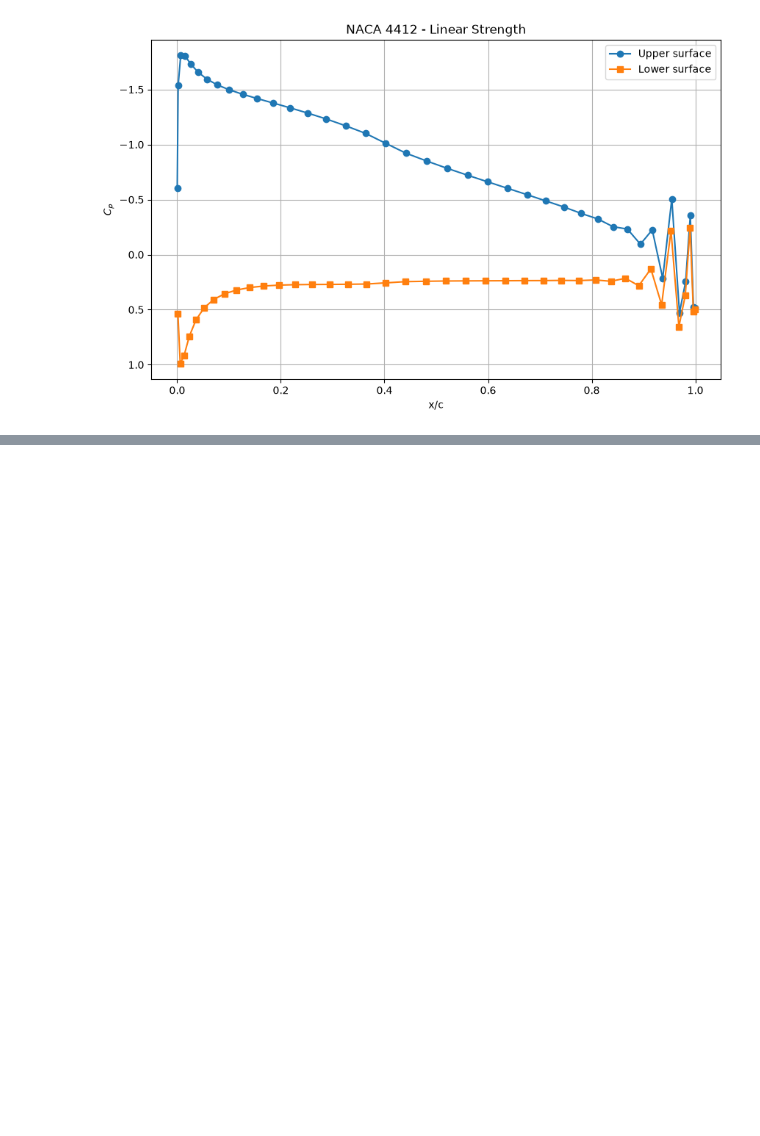
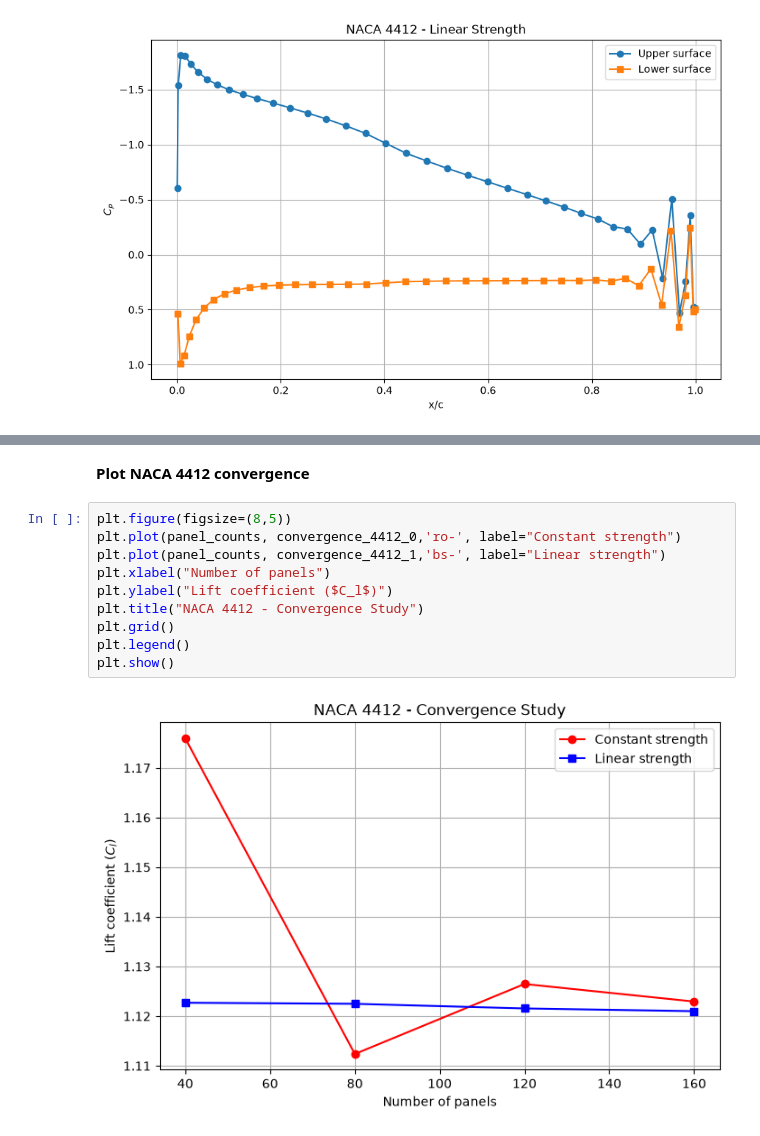
Before and after one commit to Aathi2165/AE611_2026, a Jupyter notebook: Aathi Skantha Roopan T_SC26M001.ipynb, the cells around one changed output, grey strips where cells are left out. Cells and saved outputs as stored; diff of their text form; blank space fills up the shorter version.

```diff
--- a/Aathi Skantha Roopan T_SC26M001.ipynb
+++ b/Aathi Skantha Roopan T_SC26M001.ipynb
@@ -1059,0 +1105,14 @@ plt.show()
+# %% [markdown]
+**Plot NACA 4412 convergence**
+# %%
+plt.figure(figsize=(8,5))
+plt.plot(panel_counts, convergence_4412_0,'ro-', label="Constant strength")
+plt.plot(panel_counts, convergence_4412_1,'bs-', label="Linear strength")
+plt.xlabel("Number of panels")
+plt.ylabel("Lift coefficient ($C_l$)")
+plt.title("NACA 4412 - Convergence Study")
+plt.grid()
+plt.legend()
+plt.show()
+# %% [output]
+[figure, added]
```
Also changed, not shown: parts of 27 cells of this notebook.
